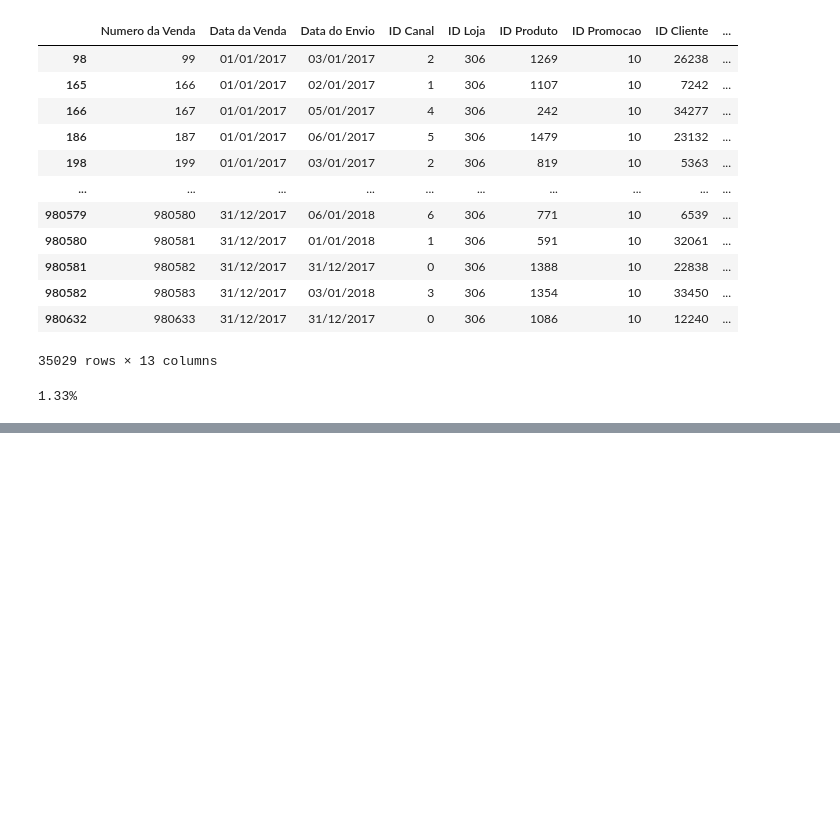
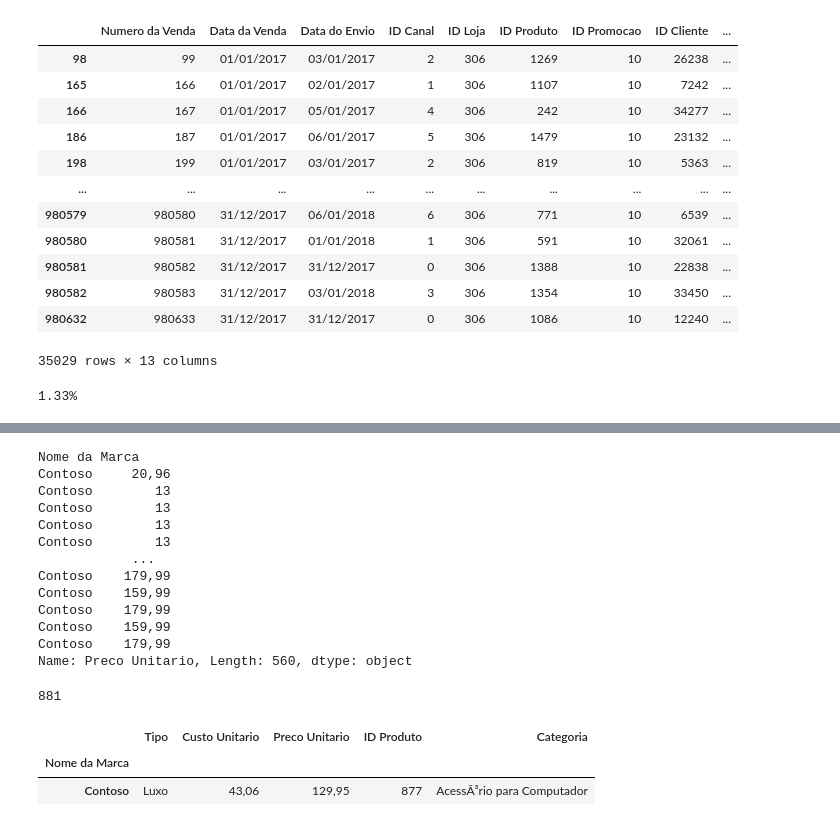
Before and after one commit to savifb/AnaliseDeDados, a Jupyter notebook: pandas/at.ipynb, the cells around one changed output, grey strips where cells are left out. Cells and saved outputs as stored; diff of their text form; code cells hidden in the pictures; blank space fills up the shorter version.

```diff
--- a/pandas/at.ipynb
+++ b/pandas/at.ipynb
@@ -198,0 +219,27 @@ print('{:.2%}'.format(devolucoes_lojasContoso/vendas_lojasContoso))
+# %%
+novo_produto = pd.read_csv('CadastroProdutos.csv', sep=';', encoding='ISO-8859-1')
+novo_produto = novo_produto.rename(columns={'ï»¿Nome da Marca': 'Nome da Marca'})
+
+novo_produto = novo_produto.set_index('Nome da Marca')
+display(novo_produto.loc['Contoso', 'Preco Unitario'])
+display(novo_produto.iloc[3,3])
+
+display(novo_produto.loc[novo_produto['ID Produto'] ==877 ])
+# %% [output]
+Nome da Marca
+Contoso     20,96
+Contoso        13
+Contoso        13
+Contoso        13
+Contoso        13
+            ...
+Contoso    179,99
+Contoso    159,99
+Contoso    179,99
+Contoso    159,99
+Contoso    179,99
+Name: Preco Unitario, Length: 560, dtype: object
+881
+|  | Tipo | Custo Unitario | Preco Unitario | ID Produto | Categoria |
+| Nome da Marca |  |  |  |  |  |
+| Contoso | Luxo | 43,06 | 129,95 | 877 | AcessÃ³rio para Computador |
```
Also changed, not shown: parts of 2 cells of this notebook, 1 other file.
